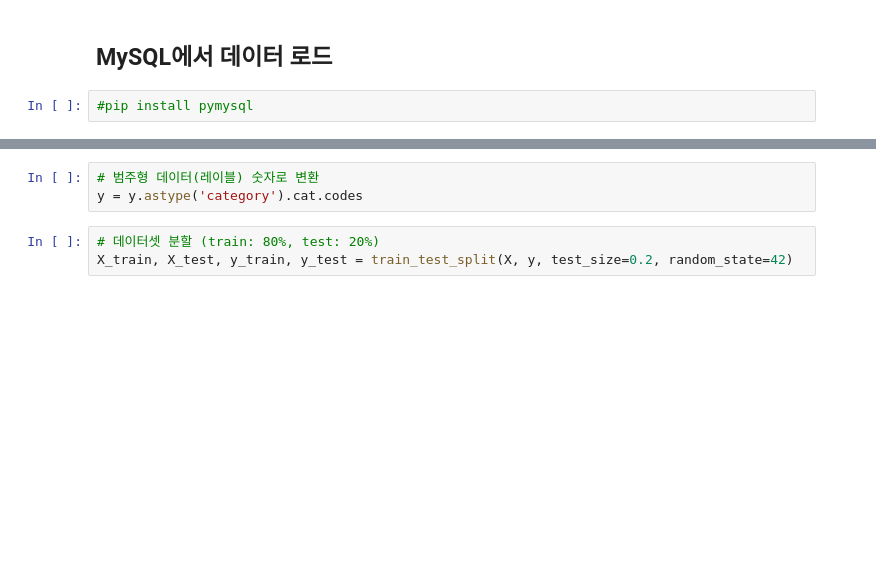
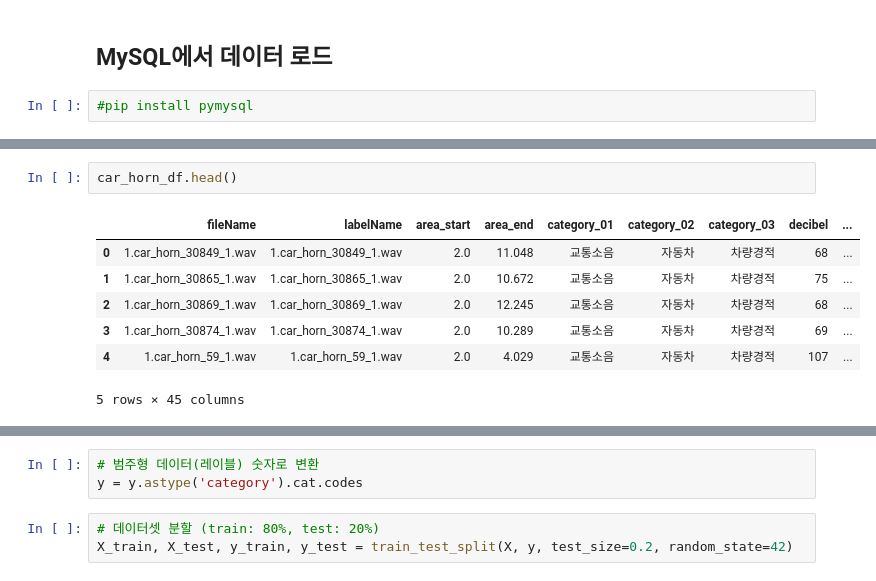
Before and after one commit to selina7704/noise-data-platform, a Jupyter notebook: ES/mysql data to ml.ipynb, the cells around one changed output, grey strips where cells are left out. Cells and saved outputs as stored; diff of their text form; blank space fills up the shorter version.

```diff
--- a/ES/mysql data to ml.ipynb
+++ b/ES/mysql data to ml.ipynb
@@ -56 +74,11 @@ memory usage: 537.4+ KB
+# %%
+car_horn_df.head()
+# %% [output]
+|  | fileName | labelName | area_start | area_end | category_01 | category_02 | category_03 | decibel | ... |
+| 0 | 1.car_horn_30849_1.wav | 1.car_horn_30849_1.wav | 2.0 | 11.048 | 교통소음 | 자동차 | 차량경적 | 68 | ... |
+| 1 | 1.car_horn_30865_1.wav | 1.car_horn_30865_1.wav | 2.0 | 10.672 | 교통소음 | 자동차 | 차량경적 | 75 | ... |
+| 2 | 1.car_horn_30869_1.wav | 1.car_horn_30869_1.wav | 2.0 | 12.245 | 교통소음 | 자동차 | 차량경적 | 68 | ... |
+| 3 | 1.car_horn_30874_1.wav | 1.car_horn_30874_1.wav | 2.0 | 10.289 | 교통소음 | 자동차 | 차량경적 | 69 | ... |
+| 4 | 1.car_horn_59_1.wav | 1.car_horn_59_1.wav | 2.0 | 4.029 | 교통소음 | 자동차 | 차량경적 | 107 | ... |
+5 rows × 45 columns
 # %%
```
Also changed, not shown: parts of 19 cells of this notebook.
